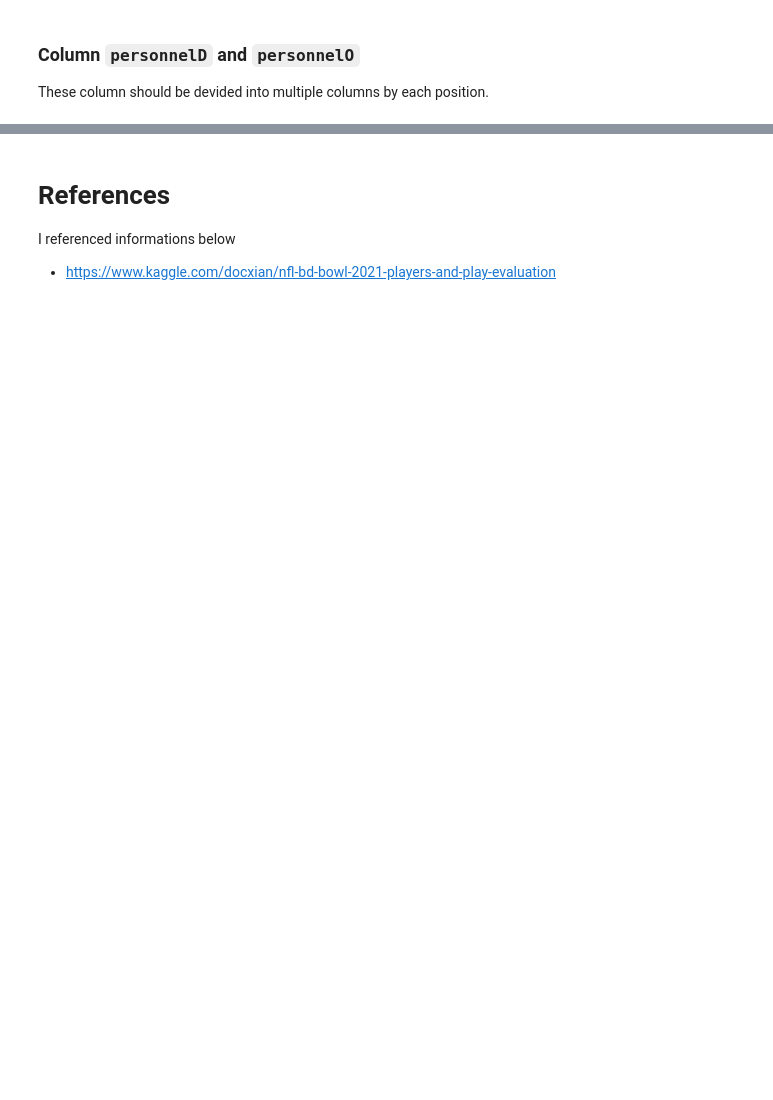
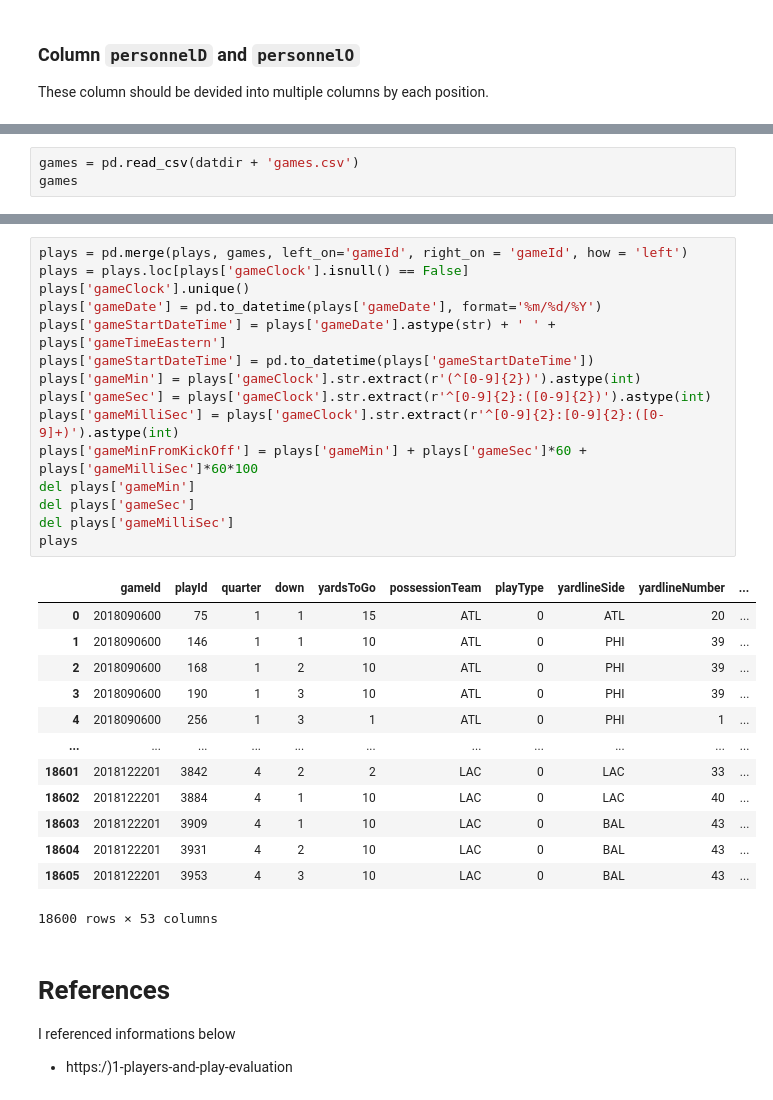
Before and after one commit to Rindrics/BigDataBowl, a Jupyter notebook: src/eda.ipynb, the cells around one changed output, grey strips where cells are left out. Cells and saved outputs as stored; diff of their text form; blank space fills up the shorter version.

```diff
--- a/src/eda.ipynb
+++ b/src/eda.ipynb
@@ -201,0 +316,3 @@ there are 14 formations
+# %%
+games = pd.read_csv(datdir + 'games.csv')
+games
@@ -202,4 +353,33 @@ there are 14 formations
+# %%
+plays = pd.merge(plays, games, left_on='gameId', right_on = 'gameId', how = 'left')
+plays = plays.loc[plays['gameClock'].isnull() == False]
+plays['gameClock'].unique()
+plays['gameDate'] = pd.to_datetime(plays['gameDate'], format='%m/%d/%Y')
+plays['gameStartDateTime'] = plays['gameDate'].astype(str) + ' ' + plays['gameTimeEastern']
+plays['gameStartDateTime'] = pd.to_datetime(plays['gameStartDateTime'])
+plays['gameMin'] = plays['gameClock'].str.extract(r'(^[0-9]{2})').astype(int)
+plays['gameSec'] = plays['gameClock'].str.extract(r'^[0-9]{2}:([0-9]{2})').astype(int)
+plays['gameMilliSec'] = plays['gameClock'].str.extract(r'^[0-9]{2}:[0-9]{2}:([0-9]+)').astype(int)
+plays['gameMinFromKickOff'] = plays['gameMin'] + plays['gameSec']*60 + plays['gameMilliSec']*60*100
+del plays['gameMin']
+del plays['gameSec']
+del plays['gameMilliSec']
+plays
+# %% [output]
+|  | gameId | playId | quarter | down | yardsToGo | possessionTeam | playType | yardlineSide | yardlineNumber | ... |
+| 0 | 2018090600 | 75 | 1 | 1 | 15 | ATL | 0 | ATL | 20 | ... |
+| 1 | 2018090600 | 146 | 1 | 1 | 10 | ATL | 0 | PHI | 39 | ... |
+| 2 | 2018090600 | 168 | 1 | 2 | 10 | ATL | 0 | PHI | 39 | ... |
+| 3 | 2018090600 | 190 | 1 | 3 | 10 | ATL | 0 | PHI | 39 | ... |
+| 4 | 2018090600 | 256 | 1 | 3 | 1 | ATL | 0 | PHI | 1 | ... |
+| ... | ... | ... | ... | ... | ... | ... | ... | ... | ... | ... |
+| 18601 | 2018122201 | 3842 | 4 | 2 | 2 | LAC | 0 | LAC | 33 | ... |
+| 18602 | 2018122201 | 3884 | 4 | 1 | 10 | LAC | 0 | LAC | 40 | ... |
+| 18603 | 2018122201 | 3909 | 4 | 1 | 10 | LAC | 0 | BAL | 43 | ... |
+| 18604 | 2018122201 | 3931 | 4 | 2 | 10 | LAC | 0 | BAL | 43 | ... |
+| 18605 | 2018122201 | 3953 | 4 | 3 | 10 | LAC | 0 | BAL | 43 | ... |
+18600 rows × 53 columns
 # %% [markdown]
 # References
 I referenced informations below
-- https://www.kaggle.com/docxian/nfl-bd-bowl-2021-players-and-play-evaluation
+- https:/)1-players-and-play-evaluation
```
Also changed, not shown: parts of 21 cells of this notebook.
